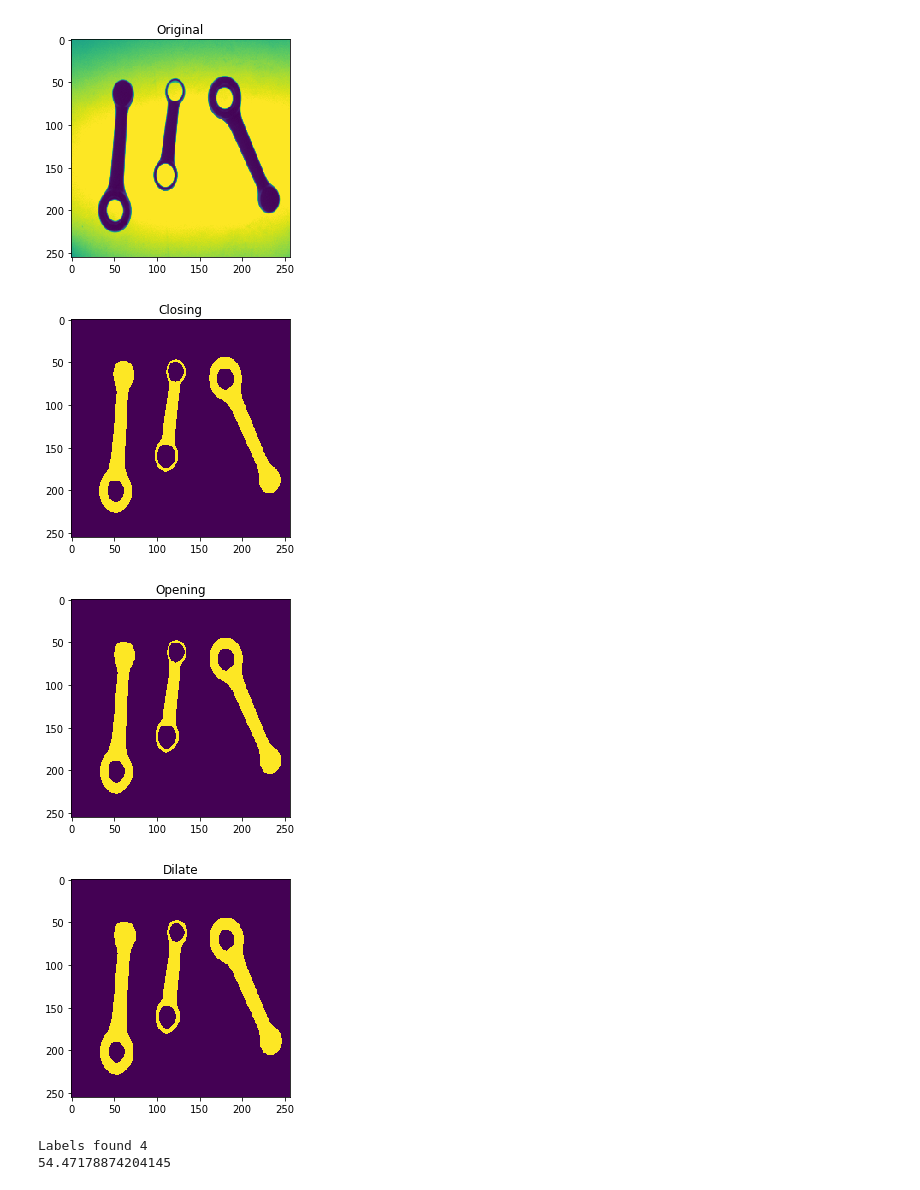
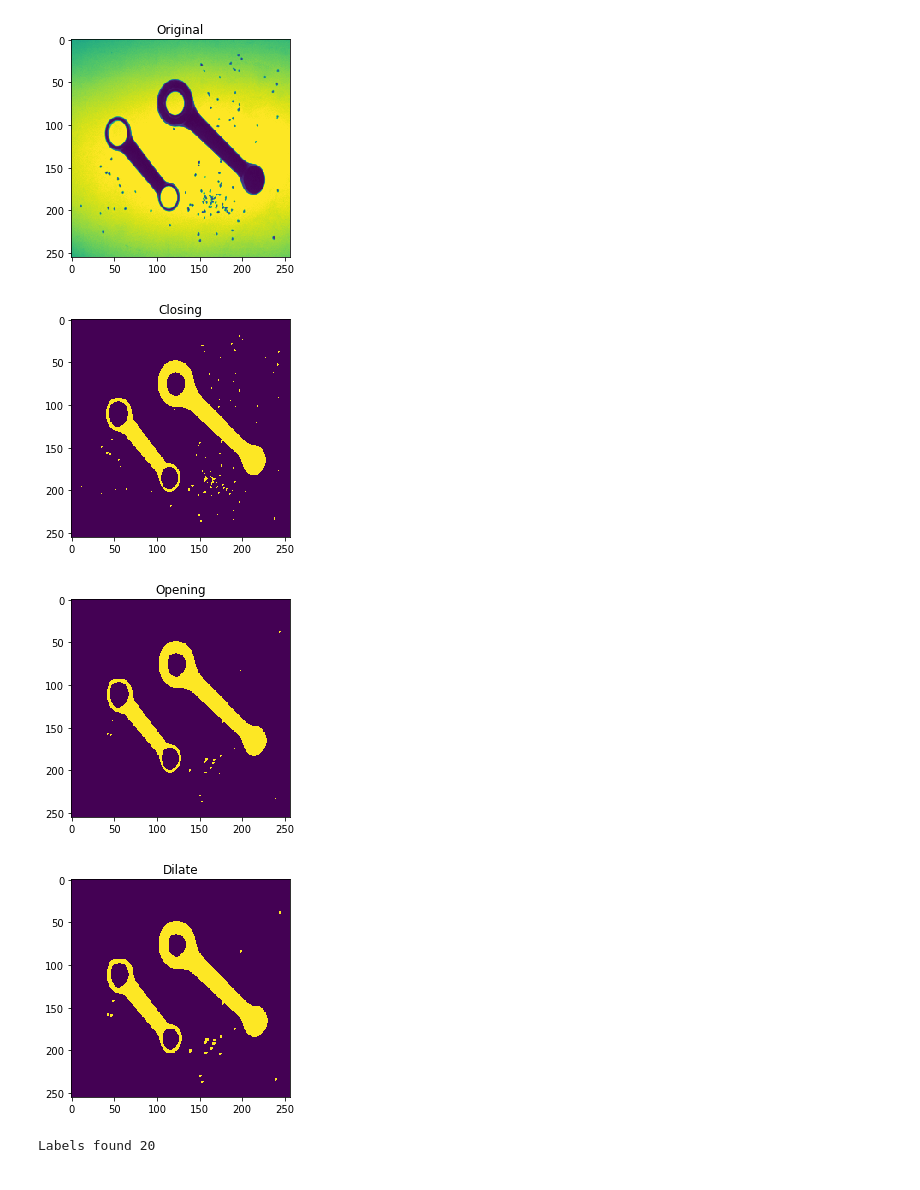
Before and after one commit to alomb/ComputerVisionAndImageProcessingProject, a Jupyter notebook: project/solution.ipynb, the cells around one changed output. Drawn from its saved outputs; the diff is of its cells as text; code cells hidden in the pictures.

```diff
--- a/project/solution.ipynb
+++ b/project/solution.ipynb
@@ -137,7 +136,7 @@ def line_intersection(p1, p2, m1, m2):
 
     '''
     if p1 is None or p2 is None or m1 is None or m2 is None:
-        raise ValueError("Missing some required arguments")
+        raise ValueError("Some required arguments are not correct")
 
     # prepare the matrices to solve the linear system of equations to find the intersection if there is
     a = np.array([[-m1, 1],
@@ -152,8 +151,17 @@ def line_intersection(p1, p2, m1, m2):
 # %%
 minimum_distance_between_barycentres = 5
 def task1c_rod_filter(rod_centroid, hole_centroid):
+    '''
+    Inputs:
+        rod_centroid - rod position as numpy array
+        hole_centroid - hole position as numpy array
+    Outputs:
+        True if the rod must be filtered and not considered
+    '''
+    if rod_centroid is None or rod_centroid.size == 0 or hole_centroid is None or hole_centroid.size == 0:
+        raise ValueError("Some required arguments are not correct")
+
     distance = math.sqrt((hole_centroid[0] - rod_centroid[0])** 2 + (hole_centroid[1] - rod_centroid[1])** 2)
-    print(distance)
     if distance < minimum_distance_between_barycentres:
         return True
     return False
@@ -162,10 +170,13 @@ area_threshold = 11
 def task2c_rod_filter(rod_info):
     '''
     Inputs:
-        rod_info - an array containing information on the opencv connectedComponentsWithStats function
+        rod_info - a numpy array containing information on the opencv connectedComponentsWithStats function
     Outputs:
         True if the rod must be filtered and not considered
     '''
+    if rod_info is None or rod_info.size == 0:
+        raise ValueError("Some required arguments are not correct")
+
     if rod_info[4] < area_threshold:
         return True
     return False
@@ -174,10 +185,14 @@ def task2c_rod_filter(rod_info):
 def preprocessing(image, allow_print=True):
     ''' Otsu - close - open - dilate
     Inputs:
-        image - the image to preprocess
+        image - the image to preprocess as numpy matrix
+        allow_print - True print preprocessing results
     Outputs:
         the preprocessed image
     '''
+    if image is None or image.size == 0 or allow_print is None:
+        raise ValueError("Some required arguments are not correct")
+
     if allow_print:
         plt.imshow(image)
         plt.title("Original")
@@ -215,9 +230,12 @@ def preprocessing(image, allow_print=True):
 def main(image):
     ''' The core of the project, contains the main algorithm to solve the problem
     Inputs:
-        rod_filter - a function which returns True is a blob could be considered as a rod
+        image - the image to be processed as numpy matrix
     Outputs:
+        rods - list of dictionaries containing all the results for each rod
     '''
+    if image is None or image.size == 0:
+        raise ValueError("Some required arguments are not correct")
 
     # Preprocess image
     image = preprocessing(image)
@@ -300,13 +318,12 @@ def main(image):
             major_axes = eigenvectors[:, sort_indices[0]]
             minor_axes = eigenvectors[:, sort_indices[1]]
 
-            #alpha = -math.sin(theta)
-            #beta  =  math.cos(theta)
+            # find alpha and beta to compute the major and minor axes equations
             alpha = major_axes[1]
             beta = major_axes[0]
 
             # find theta
-            theta = abs(-0.5 * math.atan2((2 * cov[0,1]), (cov[0,0] - cov[1,1])))
+            theta = -0.5 * math.atan2((2 * cov[0,1]), (cov[0,0] - cov[1,1]))
             rods[-1]["angle"] = math.degrees(theta)
 
             # store major and minor equations
@@ -342,14 +359,14 @@ def main(image):
             plt.imshow(rod_image)
             plt.show()
             print(rods[-1])
+    return rods
 # %%
-index = 0
+index = 12
 image = cv2.imread("../data/" + task1_2_type_result[index]["name"], cv2.IMREAD_GRAYSCALE)
 main(image)
 # %% [output]
-[figure, old version]
+[figure, new version]
-[figure, old version]
+[figure, new version]
-[figure, old version]
+[figure, new version]
-[figure, old version]
+[figure, new version]
-Labels found 4
-54.47178874204145
+Labels found 20
```
Also changed, not shown: parts of 3 cells of this notebook, 1 other file.
